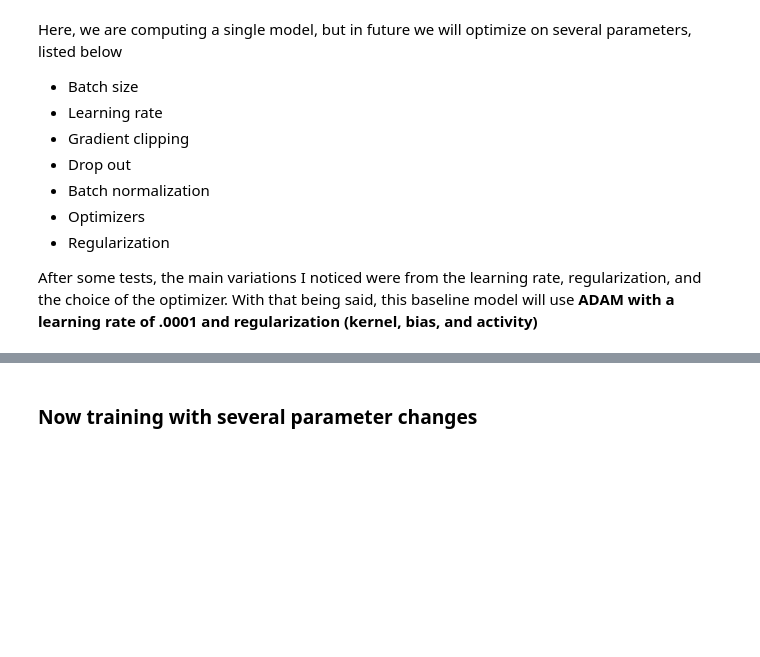
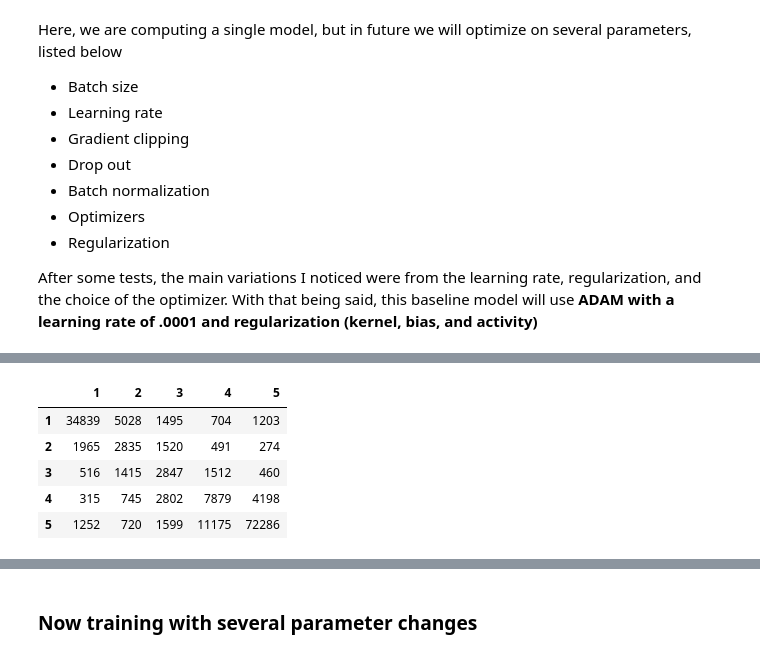
Before and after one commit to tanveed/team-t, a Jupyter notebook: NLP Yelp.ipynb, the cells around one changed output, grey strips where cells are left out. Saved outputs shown, nothing was run; the diff lists cells and outputs as text; code cells hidden in the pictures; blank space fills up the shorter version.

```diff
--- a/NLP Yelp.ipynb
+++ b/NLP Yelp.ipynb
@@ -247,0 +332,24 @@ plt.show()
+# %%
+# Get model output
+y_pred = baseline.predict(X_test)
+
+cols = [1, 2, 3, 4, 5]
+
+# Creating predictions table
+baseline_ps = pd.DataFrame(data=y_pred, columns=cols)
+y_pred_true = baseline_ps.idxmax(axis=1)
+
+# Creating truth
+baseline_truth = pd.DataFrame(data=y_test, columns=cols)
+y_test_true = baseline_truth.idxmax(axis=1)
+
+# Confusion matrix
+cm = confusion_matrix(y_pred_true, y_test_true)
+pd.DataFrame(cm, index=cols, columns=cols)
+# %% [output]
+|  | 1 | 2 | 3 | 4 | 5 |
+| 1 | 34839 | 5028 | 1495 | 704 | 1203 |
+| 2 | 1965 | 2835 | 1520 | 491 | 274 |
+| 3 | 516 | 1415 | 2847 | 1512 | 460 |
+| 4 | 315 | 745 | 2802 | 7879 | 4198 |
+| 5 | 1252 | 720 | 1599 | 11175 | 72286 |
```
Also changed, not shown: parts of 82 cells of this notebook, 13 other files.
